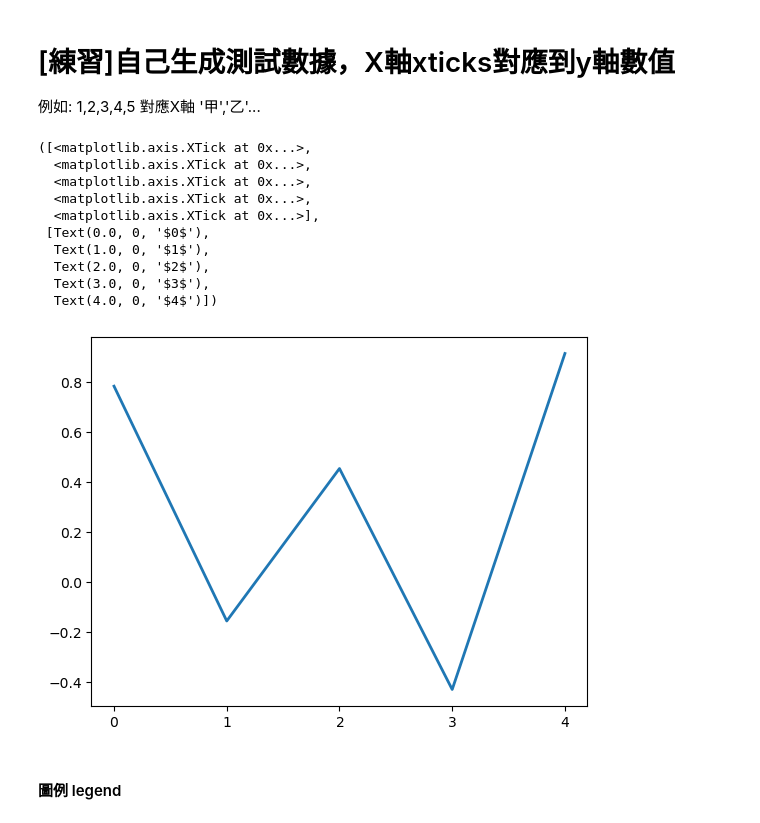
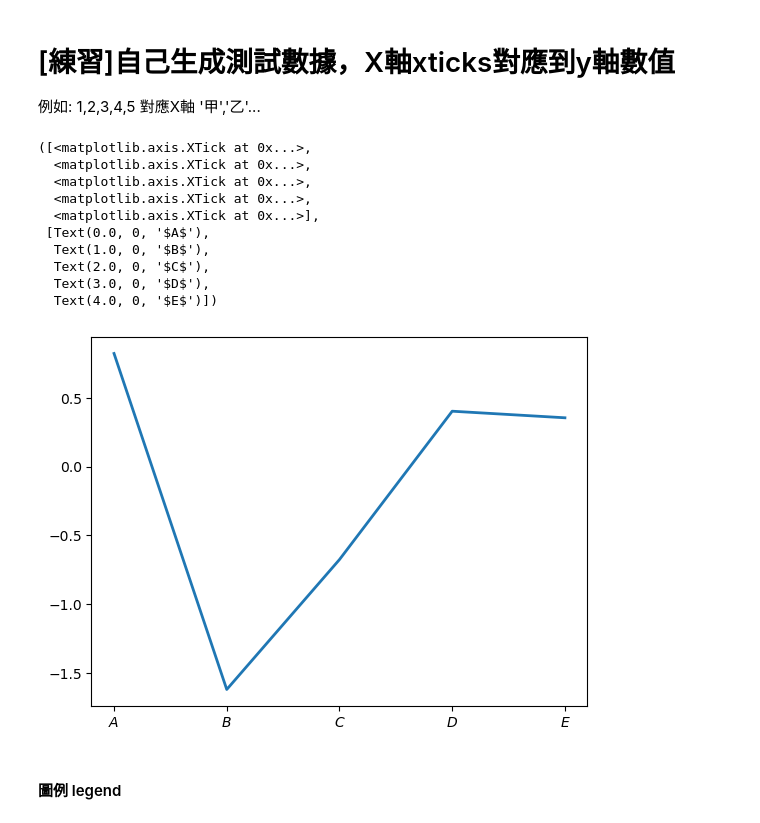
Before and after one commit to chiangmengche/IMLP449, a Jupyter notebook: Unit02/2.3.2_Matplotlib資料視覺化.ipynb, the cells around one changed output. Saved outputs shown, nothing was run; the diff lists cells and outputs as text; code cells hidden in the pictures.

```diff
--- a/Unit02/2.3.2_Matplotlib資料視覺化.ipynb
+++ b/Unit02/2.3.2_Matplotlib資料視覺化.ipynb
@@ -392,19 +392,19 @@ plt.xticks([0, np.pi/2, np.pi, 3*np.pi/2, 2*np.pi], ['$0$','$\pi/2$', '$\pi$', '
 # %%
 cat = ['A', 'B', 'C', 'D', 'E']
 value = np.random.randn(5)
 plt.plot(cat, value, lw=2)
-plt.xticks(cat, ['$0$','$1$', '$2$', '$3$', '$4$'])
+plt.xticks(cat, ['$A$','$B$', '$C$', '$D$', '$E$'])
 # %% [output]
 ([<matplotlib.axis.XTick at 0x...>,
   <matplotlib.axis.XTick at 0x...>,
   <matplotlib.axis.XTick at 0x...>,
   <matplotlib.axis.XTick at 0x...>,
   <matplotlib.axis.XTick at 0x...>],
- [Text(0.0, 0, '$0$'),
-  Text(1.0, 0, '$1$'),
-  Text(2.0, 0, '$2$'),
-  Text(3.0, 0, '$3$'),
-  Text(4.0, 0, '$4$')])
+ [Text(0.0, 0, '$A$'),
+  Text(1.0, 0, '$B$'),
+  Text(2.0, 0, '$C$'),
+  Text(3.0, 0, '$D$'),
+  Text(4.0, 0, '$E$')])
-[figure, old version]
+[figure, new version]
 # %% [markdown]
 #### 圖例 legend
```
Also changed, not shown: parts of 18 cells of this notebook.
